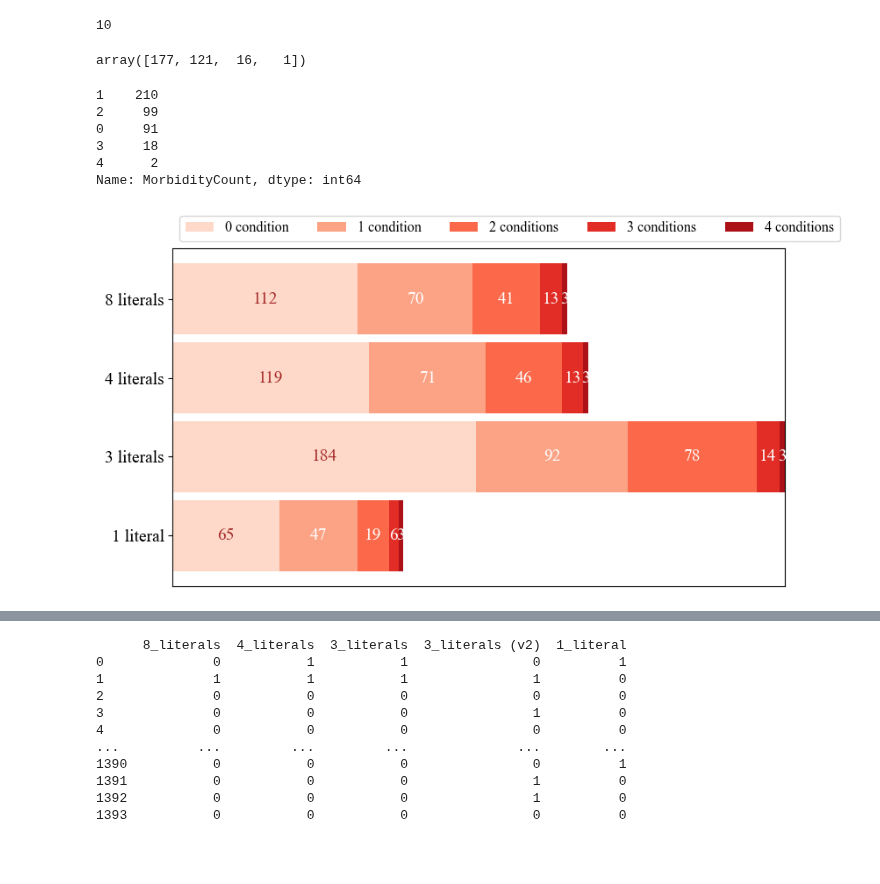
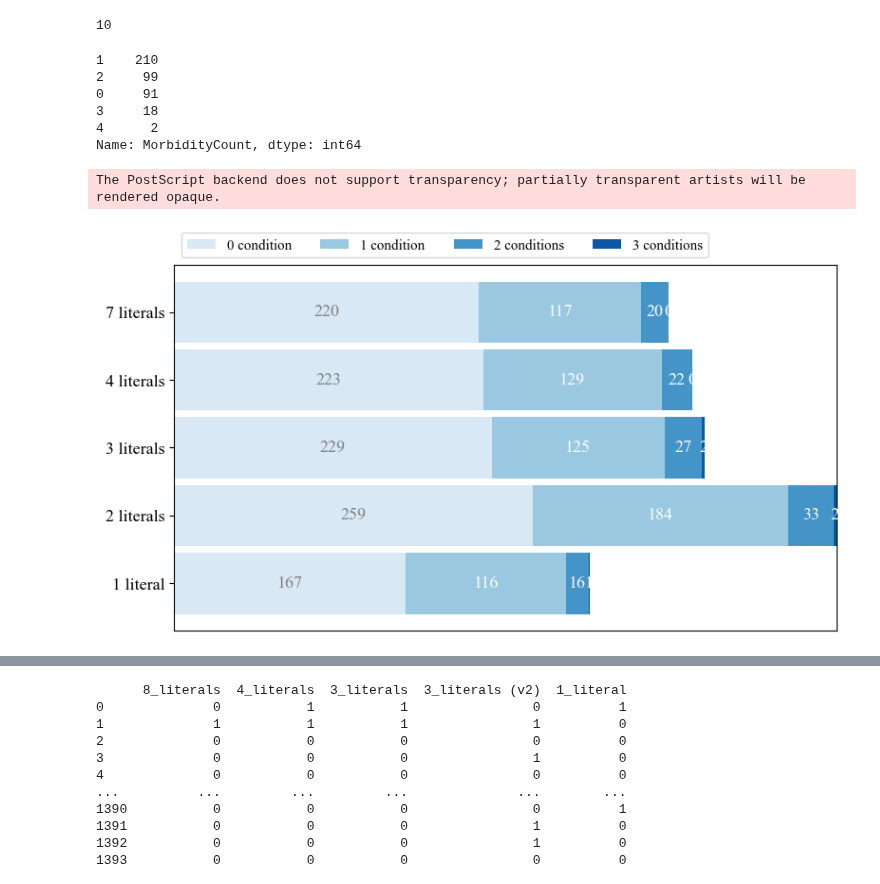
Before and after one commit to kayvinsoo7/HAALSI_work, a Jupyter notebook: mdscan-master/Poisson_scoring2.ipynb, the cells around one changed output, grey strips where cells are left out. Saved outputs shown, nothing was run; the diff lists cells and outputs as text; code cells hidden in the pictures; blank space fills up the shorter version.

```diff
--- a/mdscan-master/Poisson_scoring2.ipynb
+++ b/mdscan-master/Poisson_scoring2.ipynb
@@ -386,0 +406,2 @@ pd.DataFrame()
+# %%
+df = dff
@@ -978,9 +1020,9 @@ scoring_function = Poisson(direction='positive')
 scanner = MDSS(scoring_function)
 # Define a list of penalty values to loop through
 # penalty_values = [0.5, 1, 1.5, 2, 2.5, 3, 3.5, 4, 4.5, 10]
-penalty_values = [0.3, 0.8, 1.0, 2.13005, 3.5,4.5,5.5,6.5,7.5] # High risk Nairobi
+# penalty_values = [0.3, 0.8, 1.0, 2.1, 3.5,4.5,5.5,6.5,7.5] # High risk Nairobi
 # penalty_values = [0.05, 0.1, 0.2, 0.5,0.8, 1.0,2.0,3.5, 4.5, 6.5, 9.5] # Low risk
-# penalty_values = [0.2, 0.3, 0.4, 0.5,0.8, 1.0,2.0,3.5] # High risk
+penalty_values = [0.2, 0.3, 0.4, 0.5,0.8, 1.0,2.0,3.5] # High risk
 # penalty_values = [0.13, 0.8, 1.0, 3.5, 8.5,20.5] # Low risk
 num_iters = 10
 # Initialize empty lists to store results
@@ -1574,7 +1621,7 @@ plt.show()
 import numpy as np
 import matplotlib.pyplot as plt
 
-plt.figure(figsize=(12, 8))
+fig = plt.figure(figsize=(12, 8))
 plt.rcParams["font.family"] = "Times New Roman"
 plt.rcParams["font.size"] = 14
 cmap = plt.cm.get_cmap('viridis', 3)  # '3' for three other groups since we don't plot the first group
@@ -1585,8 +1632,8 @@ bins = np.arange(6) - 0.5  # Defining bins edges so that integers are centered
 # Hist data excluding the first group which is used for reference lines
 # hist_data = [dataframes['df_0.5'].MorbidityCount, dataframes['df_2.0'].MorbidityCount, dataframes['df_3.5'].MorbidityCount]
 # labels = ['3 literals subset', '2 literals subset', '1 literal subset']
-hist_data = [dataframes['df_4.5'].MorbidityCount, dataframes['df_5.5'].MorbidityCount, dataframes['df_7.5'].MorbidityCount]
-labels = ['3 literals subset', '2 literals subset', '1 literal subset']
+hist_data = [dataframes['df_0.5'].MorbidityCount, dataframes['df_1.0'].MorbidityCount, dataframes['df_3.5'].MorbidityCount]
+labels = ['4 literals subset', '3 literals subset', '1 literal subset']
 
 # Get counts for the reference data separately
 ref_counts, _ = np.histogram(dff.MorbidityCount, bins=bins, density=True)
@@ -1627,5 +1674,10 @@ plt.xticks(ticks=np.arange(5), labels=['0', '1', '2', '3', '4'])  # Custom x-tic
 plt.yticks(ticks=np.arange(0.0, 0.6, 0.1), labels=['0%', '10%', '20%', '30%', '40%', '50%'])
 plt.grid(color='lightgray', linestyle='-.', linewidth=0.4)
 plt.legend()
+# Save the figure as .eps
+fig.savefig("/Users/kayadetunji/Downloads/figs/subsets_ag.eps", format='eps')
+
+# Save the figure as a vector-based PDF
+fig.savefig("/Users/kayadetunji/Downloads/figs/subsets_ag.pdf", format='pdf')
 plt.show()
 # %% [output]
@@ -2389,10 +2462,6 @@ dataframes['df_1.5'].iloc[1:9,-3].sum()
 # np.unique(dataframes['df_1.5'].iloc[1:8,-3], return_counts=True)
 # %% [output]
 10
-# %%
-dataframes['df_4.5']['MorbidityCount'].value_counts().values
-# %% [output]
-array([177, 121,  16,   1])
 # %%
 dataframes['df_4.5']['MorbidityCount'].value_counts()
 # %% [output]
@@ -2405,47 +2474,53 @@ Name: MorbidityCount, dtype: int64
 # %%
 category_names = ['0 condition', '1 condition',
                   '2 conditions', '3 conditions', '4 conditions']
 
 results1 = {
-    '8 literals': dataframes['df_0.4']['MorbidityCount'].value_counts().values,
-    '4 literals': dataframes['df_0.5']['MorbidityCount'].value_counts().values,
-    '3 literals': dataframes['df_1.0']['MorbidityCount'].value_counts().values,
-    # '3 literals(v2)': dataframes['df_2.0']['MorbidityCount'].value_counts().values,
-    '1 literal': dataframes['df_3.5']['MorbidityCount'].value_counts().values,
+    '7 literals': dataframes['df_0.2']['MorbidityCount'].value_counts().values,
+    '4 literals': dataframes['df_2.0']['MorbidityCount'].value_counts().values,
+    '3 literals': dataframes['df_3.5']['MorbidityCount'].value_counts().values,
+    '2 literals': dataframes['df_4.5']['MorbidityCount'].value_counts().values,
+    '1 literal': dataframes['df_9.5']['MorbidityCount'].value_counts().values,
     # '2 literals(v2)': dataframes['df_3.5']['MorbidityCount'].value_counts().values,   0.4, 0.5,1.0,2.0
 }
 
 
 def survey(results1, category_names):
+    labels = list(results1.keys())
+    data = list(results1.values())
 
-    labels = list(results1.keys())
-    data = np.array(list(results1.values()))
-    data_cum = data.cumsum(axis=1)
-    category_colors = plt.colormaps['Reds'](
-        np.linspace(0.15, 0.85, data.shape[1]))
+    # Determine the maximum length of the arrays in data
+    max_length = max(len(arr) for arr in data)
+
+    # Pad arrays with zeros to ensure they all have the same length
+    padded_data = np.array([np.pad(arr, (0, max_length - len(arr)), 'constant') for arr in data])
+
+    data_cum = padded_data.cumsum(axis=1)
+    category_colors = plt.colormaps['Blues'](np.linspace(0.15, 0.85, padded_data.shape[1]))
 
     fig, ax = plt.subplots(figsize=(9, 5))
     ax.invert_yaxis()
     ax.xaxis.set_visible(False)
-    # ax.set_xlabel(xlabel='rert')
-    ax.set_xlim(0, np.sum(data, axis=1).max())
+    ax.set_xlim(0, np.sum(padded_data, axis=1).max())
 
     for i, (colname, color) in enumerate(zip(category_names, category_colors)):
-        widths = data[:, i]
+        widths = padded_data[:, i]
         starts = data_cum[:, i] - widths
         rects = ax.barh(labels, widths, left=starts, height=0.9,
                         label=colname, color=color)
 
         r, g, b, _ = color
-        text_color = 'white' if r * g * b < 0.5 else 'brown'
+        text_color = 'white' if r * g * b < 0.5 else 'gray'
         ax.bar_label(rects, label_type='center', color=text_color)
     ax.legend(ncols=len(category_names), bbox_to_anchor=(0, 1),
               loc='lower left', fontsize='small')
-    # ax.set_xlabel(xlabel='hgjeh')
     return fig, ax
 
+fig, ax = survey(results1, category_names)
 
-survey(results1, category_names)
+fig.savefig("/Users/kayadetunji/Downloads/figs/dist_neg_ag.eps", format='eps')
+fig.savefig("/Users/kayadetunji/Downloads/figs/dist_neg_ag.pdf", format='pdf')
 plt.show()
 # %% [output]
+The PostScript backend does not support transparency; partially transparent artists will be rendered opaque.
-[figure, old version]
+[figure, new version]
```
Also changed, not shown: parts of 27 cells of this notebook, 6 other files.
